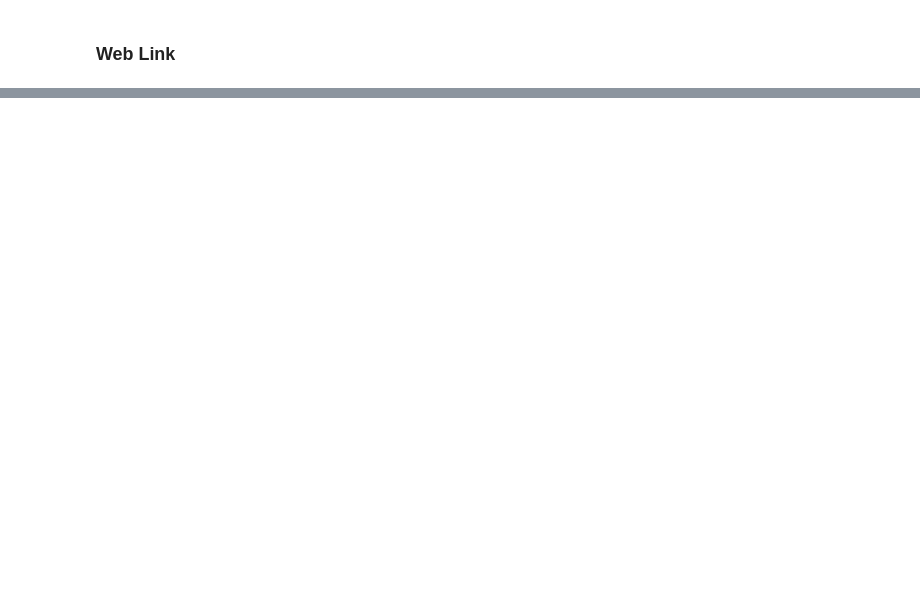
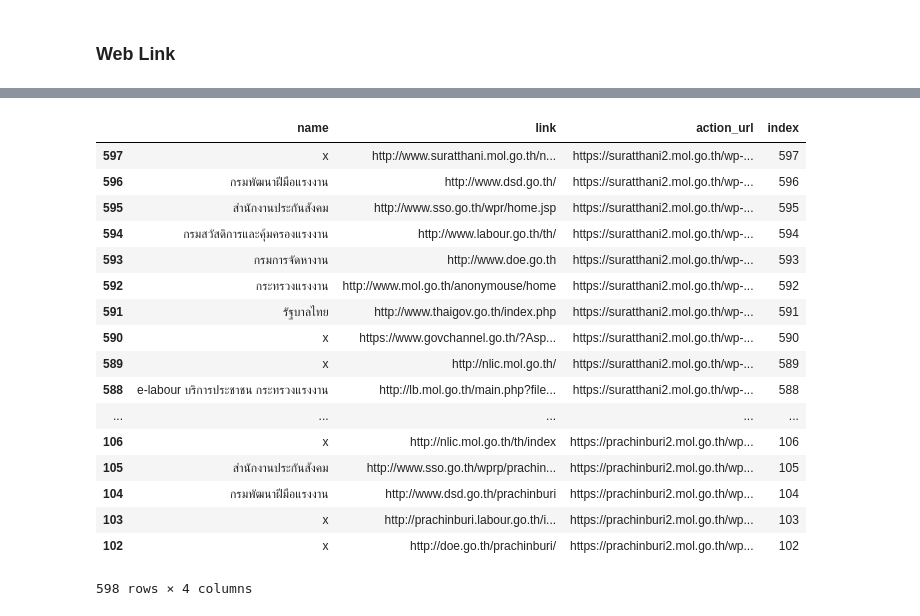
Before and after one commit to Kanbc/mol-notebook, a Jupyter notebook: province/5_link.ipynb, the cells around one changed output, grey strips where cells are left out. Cells and saved outputs as stored; diff of their text form; code cells hidden in the pictures; blank space fills up the shorter version.

```diff
--- a/province/5_link.ipynb
+++ b/province/5_link.ipynb
@@ -191,0 +251,22 @@ pd.read_csv('output/web_link/add_web_link.csv')
+# %%
+interest_link_df.to_csv('output/interest_link/interest_link_data.csv',index=False)
+interest_link_df
+# %% [output]
+|  | name | link | action_url | index |
+| 597 | x | http://www.suratthani.mol.go.th/n... | https://suratthani2.mol.go.th/wp-... | 597 |
+| 596 | กรมพัฒนาฝีมือแรงงาน | http://www.dsd.go.th/ | https://suratthani2.mol.go.th/wp-... | 596 |
+| 595 | สำนักงานประกันสังคม | http://www.sso.go.th/wpr/home.jsp | https://suratthani2.mol.go.th/wp-... | 595 |
+| 594 | กรมสวัสดิการและคุ้มครองแรงงาน | http://www.labour.go.th/th/ | https://suratthani2.mol.go.th/wp-... | 594 |
+| 593 | กรมการจัดหางาน | http://www.doe.go.th | https://suratthani2.mol.go.th/wp-... | 593 |
+| 592 | กระทรวงแรงงาน | http://www.mol.go.th/anonymouse/home | https://suratthani2.mol.go.th/wp-... | 592 |
+| 591 | รัฐบาลไทย | http://www.thaigov.go.th/index.php | https://suratthani2.mol.go.th/wp-... | 591 |
+| 590 | x | https://www.govchannel.go.th/?Asp... | https://suratthani2.mol.go.th/wp-... | 590 |
+| 589 | x | http://nlic.mol.go.th/ | https://suratthani2.mol.go.th/wp-... | 589 |
+| 588 | e-labour บริการประชาชน กระทรวงแรงงาน | http://lb.mol.go.th/main.php?file... | https://suratthani2.mol.go.th/wp-... | 588 |
+| ... | ... | ... | ... | ... |
+| 106 | x | http://nlic.mol.go.th/th/index | https://prachinburi2.mol.go.th/wp... | 106 |
+| 105 | สำนักงานประกันสังคม | http://www.sso.go.th/wprp/prachin... | https://prachinburi2.mol.go.th/wp... | 105 |
+| 104 | กรมพัฒนาฝีมือแรงงาน | http://www.dsd.go.th/prachinburi | https://prachinburi2.mol.go.th/wp... | 104 |
+| 103 | x | http://prachinburi.labour.go.th/i... | https://prachinburi2.mol.go.th/wp... | 103 |
+| 102 | x | http://doe.go.th/prachinburi/ | https://prachinburi2.mol.go.th/wp... | 102 |
+598 rows × 4 columns
```
Also changed, not shown: parts of 11 cells of this notebook, 8 other files.
